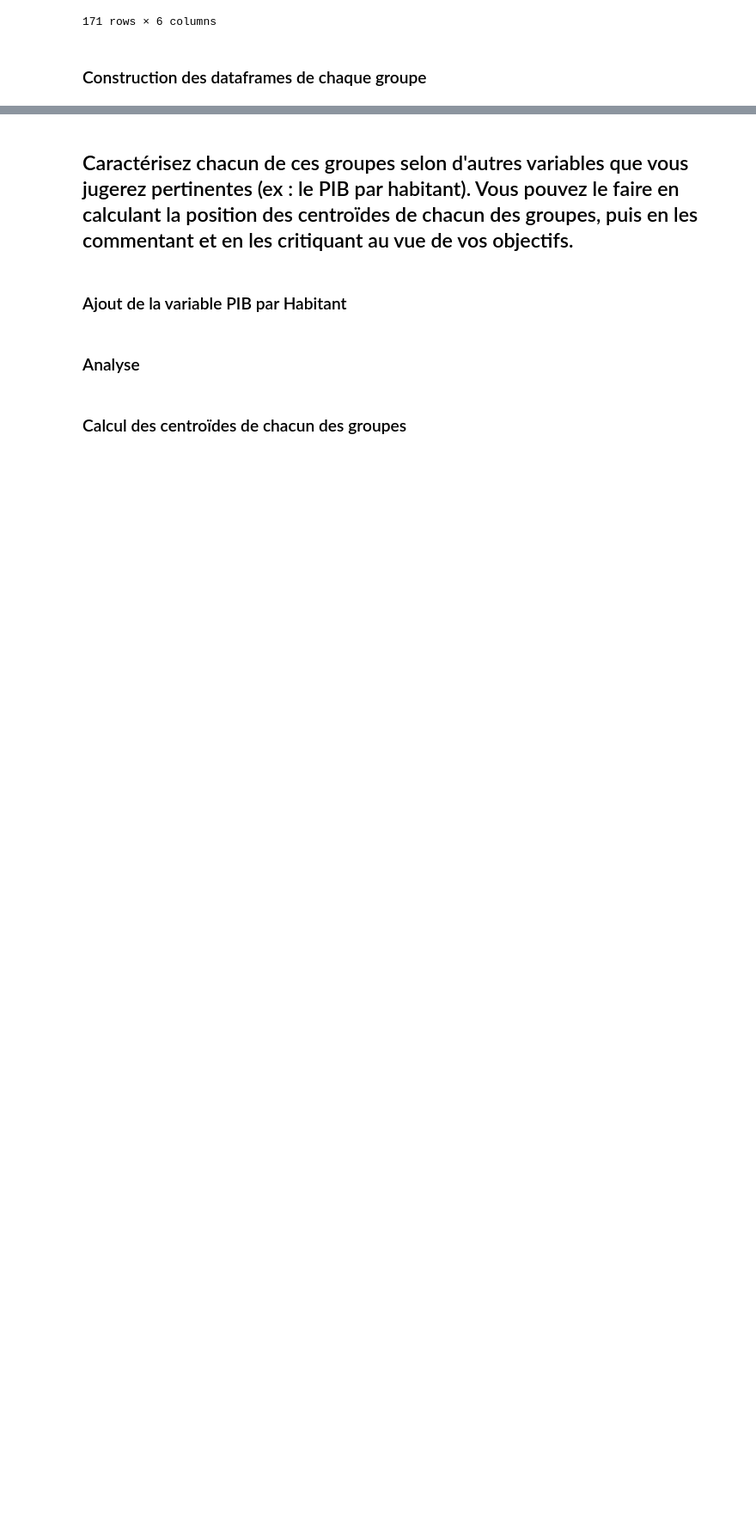
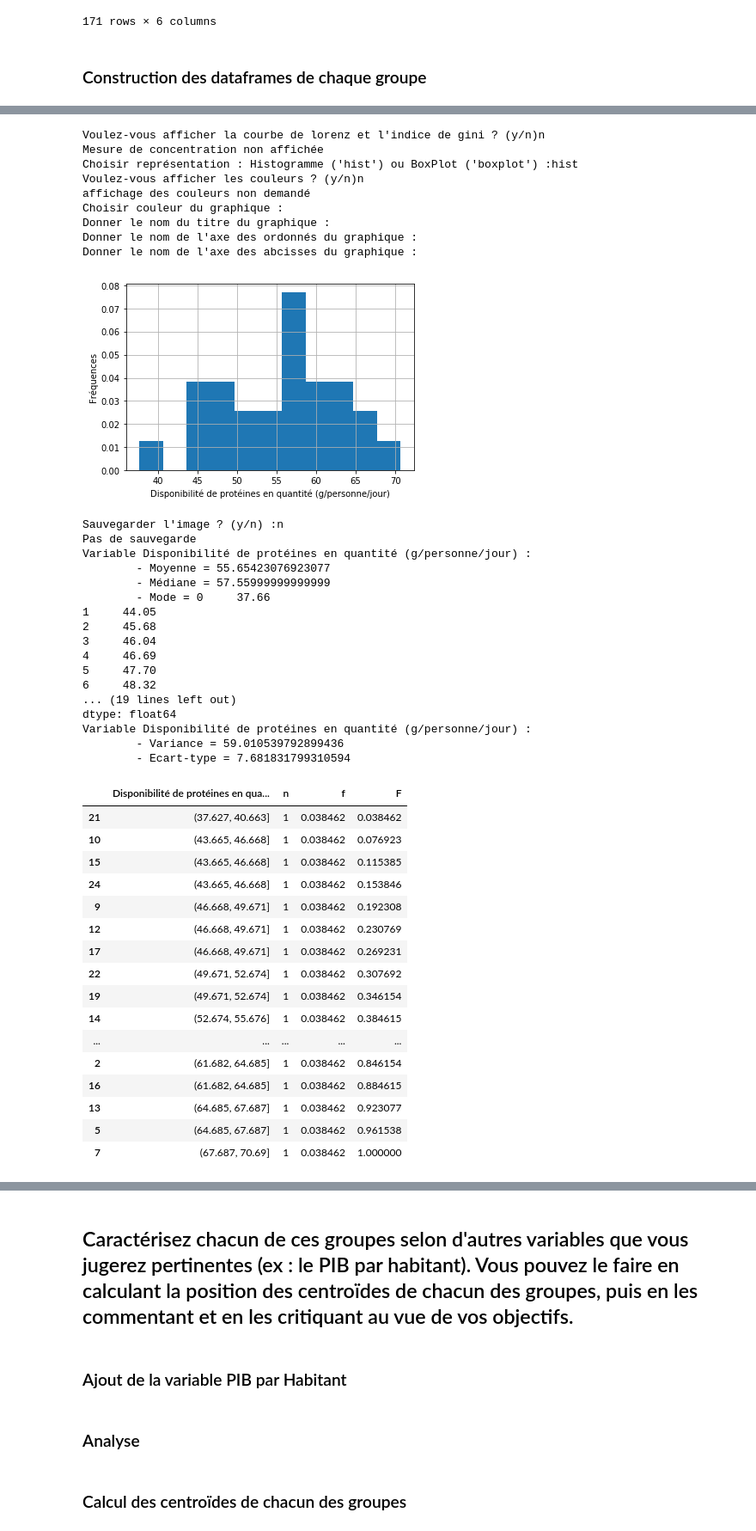
Before and after one commit to Silvock/project_5_prod_market_study, a Jupyter notebook: notebook/Exercice5.ipynb, the cells around one changed output, grey strips where cells are left out. Shown at 86% size. Saved outputs shown, nothing was run; the diff lists cells and outputs as text; code cells hidden in the pictures; blank space fills up the shorter version.

```diff
--- a/notebook/Exercice5.ipynb
+++ b/notebook/Exercice5.ipynb
@@ -613,0 +818,47 @@ def analyse_univarie(data,moncaract='',typecaract=''):
+# %%
+analyse_univarie(df_groupe1,'Disponibilité de protéines en quantité (g/personne/jour)','qtecont')
+# %% [output]
+Voulez-vous afficher la courbe de lorenz et l'indice de gini ? (y/n)n
+Mesure de concentration non affichée
+Choisir représentation : Histogramme ('hist') ou BoxPlot ('boxplot') :hist
+Voulez-vous afficher les couleurs ? (y/n)n
+affichage des couleurs non demandé
+Choisir couleur du graphique :
+Donner le nom du titre du graphique :
+Donner le nom de l'axe des ordonnés du graphique :
+Donner le nom de l'axe des abcisses du graphique :
+[figure, added]
+Sauvegarder l'image ? (y/n) :n
+Pas de sauvegarde
+Variable Disponibilité de protéines en quantité (g/personne/jour) :
+        - Moyenne = 55.65423076923077
+        - Médiane = 57.55999999999999
+        - Mode = 0     37.66
+1     44.05
+2     45.68
+3     46.04
+4     46.69
+5     47.70
+6     48.32
+... (19 lines left out)
+dtype: float64
+Variable Disponibilité de protéines en quantité (g/personne/jour) :
+        - Variance = 59.010539792899436
+        - Ecart-type = 7.681831799310594
+|  | Disponibilité de protéines en qua... | n | f | F |
+| 21 | (37.627, 40.663] | 1 | 0.038462 | 0.038462 |
+| 10 | (43.665, 46.668] | 1 | 0.038462 | 0.076923 |
+| 15 | (43.665, 46.668] | 1 | 0.038462 | 0.115385 |
+| 24 | (43.665, 46.668] | 1 | 0.038462 | 0.153846 |
+| 9 | (46.668, 49.671] | 1 | 0.038462 | 0.192308 |
+| 12 | (46.668, 49.671] | 1 | 0.038462 | 0.230769 |
+| 17 | (46.668, 49.671] | 1 | 0.038462 | 0.269231 |
+| 22 | (49.671, 52.674] | 1 | 0.038462 | 0.307692 |
+| 19 | (49.671, 52.674] | 1 | 0.038462 | 0.346154 |
+| 14 | (52.674, 55.676] | 1 | 0.038462 | 0.384615 |
+| ... | ... | ... | ... | ... |
+| 2 | (61.682, 64.685] | 1 | 0.038462 | 0.846154 |
+| 16 | (61.682, 64.685] | 1 | 0.038462 | 0.884615 |
+| 13 | (64.685, 67.687] | 1 | 0.038462 | 0.923077 |
+| 5 | (64.685, 67.687] | 1 | 0.038462 | 0.961538 |
+| 7 | (67.687, 70.69] | 1 | 0.038462 | 1.000000 |
```
Also changed, not shown: parts of 31 cells of this notebook, 1 other file.
